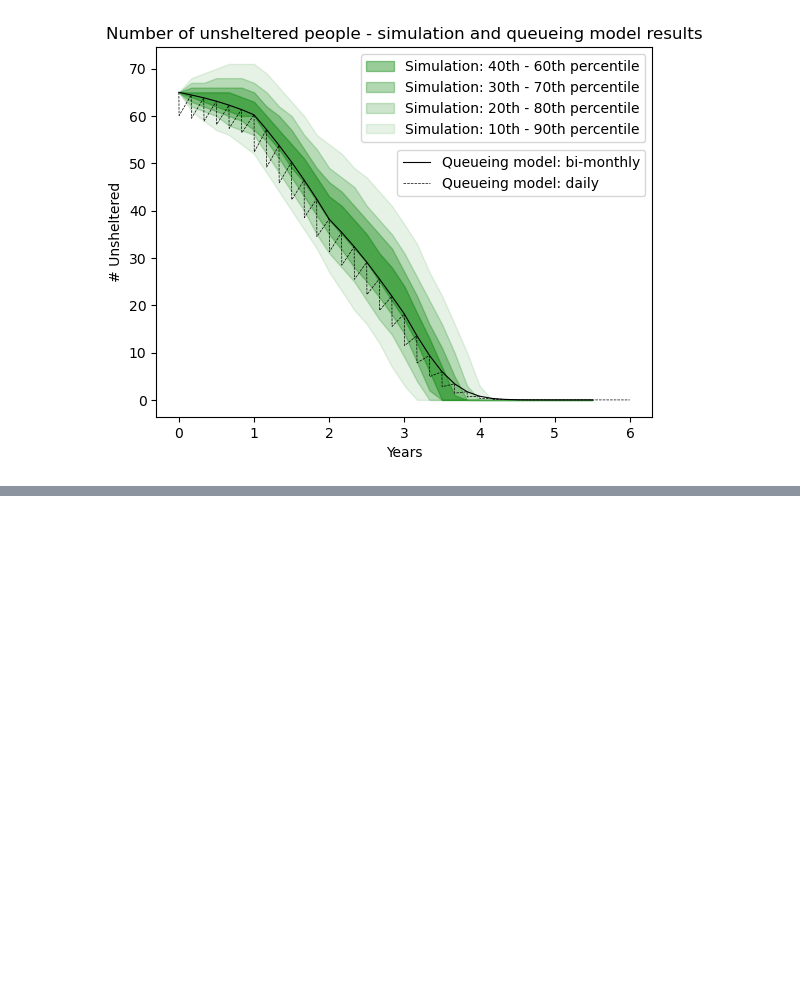
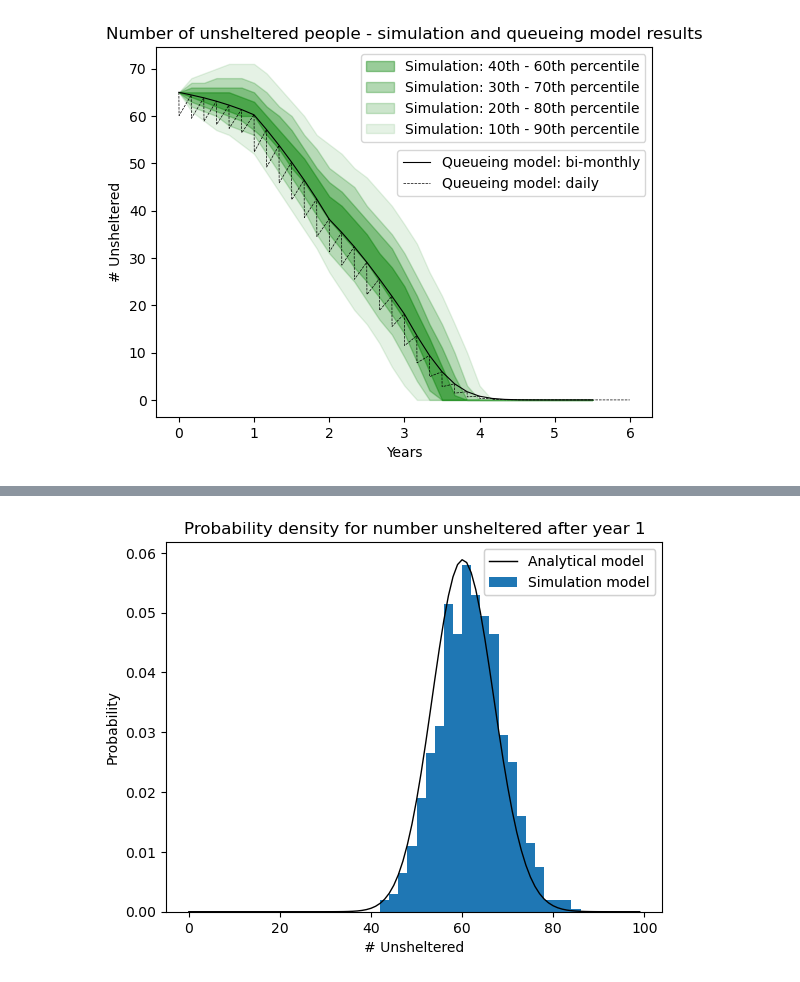
Before and after one commit to grahamburgess3/homeless_services, a Jupyter notebook: test_queueing_model.ipynb, the cells around one changed output, grey strips where cells are left out. Drawn from its saved outputs; the diff is of its cells as text; code cells hidden in the pictures; blank space fills up the shorter version.

Commit message:
create more charts to compare DES and analytical model output distributions

```diff
--- a/test_queueing_model.ipynb
+++ b/test_queueing_model.ipynb
@@ -256,0 +261,4 @@ fig, ax = qm.create_fanchart(data_sim, data_q, q)
+# %%
+fig, ax = qm.create_chart_prob_dists(data_sim,q,t=1,binwidth=2)
+# %% [output]
+[figure, added]
```
Also changed, not shown: parts of 5 cells of this notebook, 1 other file.
